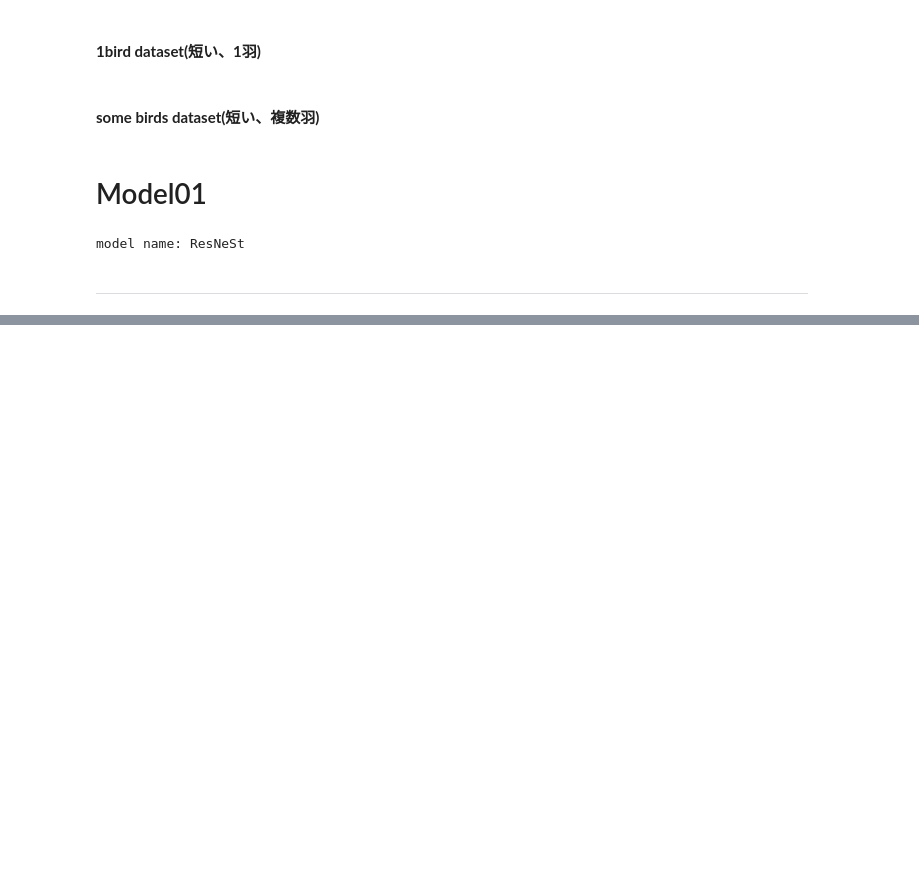
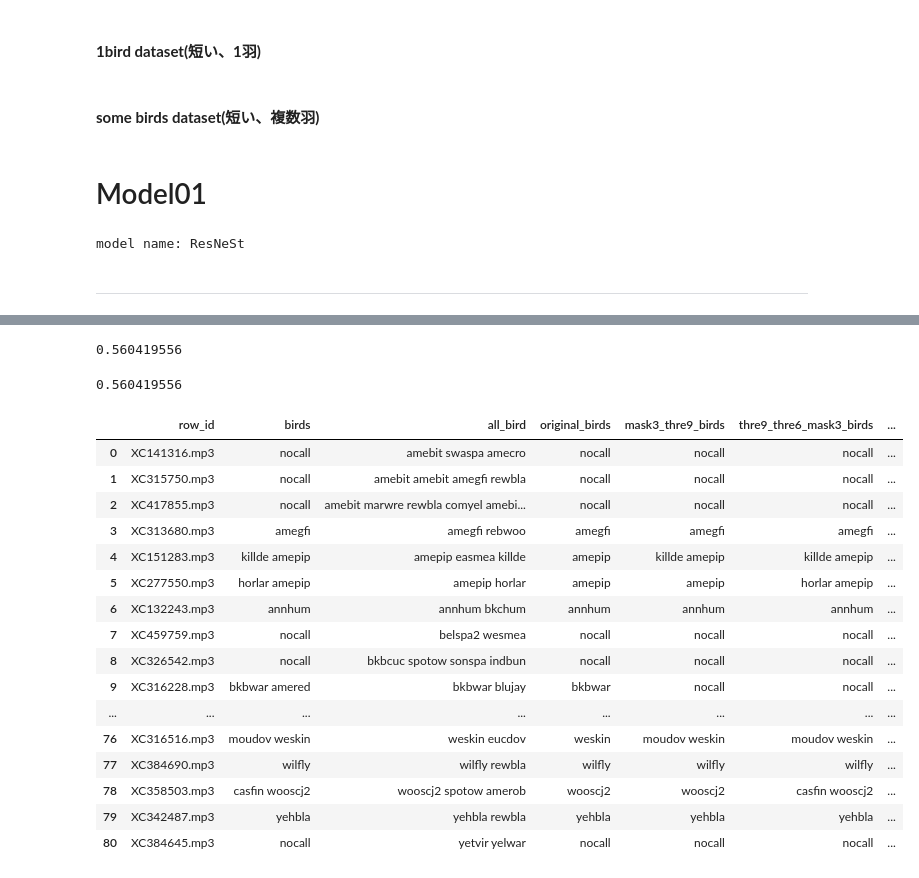
Before and after one commit to fkubota/kaggle-Cornell-Birdcall-Identification, a Jupyter notebook: nb/048_evaluate_stride_mask.ipynb, the cells around one changed output, grey strips where cells are left out. Saved outputs shown, nothing was run; the diff lists cells and outputs as text; code cells hidden in the pictures; blank space fills up the shorter version.

```diff
--- a/nb/048_evaluate_stride_mask.ipynb
+++ b/nb/048_evaluate_stride_mask.ipynb
@@ -1806,15 +2003,0 @@ len(df_valid_nocall), len(df_valid_site3[::20]), len(df_valid_1bird[::3]), len(d
-# %%
-def evaluate_model(model, mask_num=None):
-    if mask_num == None:
-        prediction_method = prediction_mod
-    else:
-        MASK_NUM = mask_num
-        prediction_method = prediction_stride_mask_mod
-    sub_nocall = prediction_method(test_df=df_valid_nocall,
-                        model=model,
-                        mel_params=melspectrogram_parameters,
-                        threshold=threshold)
-    sub_nocall = prediction_method(test_df=df_valid_nocall,
-                        model=model,
-                        mel_params=melspectrogram_parameters,
-                        threshold=threshold)
@@ -1822,0 +2032,8 @@ evaluate_model(model, mask_num=3)
+# %%
+df_result_original, sub_dict_original = evaluate_model(model, prediction_mod, threshold=0.6, mask_num=None)
+df_result_mask, sub_dict_mask = evaluate_model(model, prediction_joint_stride_mask, threshold=0.6, mask_num=3)
+df_result_mask3_thre9, sub_dict_mask3_thre9 = evaluate_model(model, prediction_stride_mask_mod, threshold=0.9, mask_num=3)
+df_result_mask3_thre9_thre6, sub_dict_mask3_thre9_thre6 = evaluate_model(model, prediction_stride_mask_thre9, threshold=0.6, mask_num=3)
+df_result_mask3_thre9_thre8, sub_dict_mask3_thre9_thre8 = evaluate_model(model, prediction_stride_mask_thre9, threshold=0.8, mask_num=3)
+df_result_mask3_thre85, sub_dict_mask3_thre85 = evaluate_model(model, prediction_stride_mask_mod, threshold=0.85, mask_num=3)
+df_result_mask, sub_dict_mask = evaluate_model(model, prediction_joint_stride_mask, threshold=0.6, mask_num=3)
@@ -1822,0 +2058,2 @@ evaluate_model(model, mask_num=3)
+# %%
+df_result_thre5_mask2, sub_dict_thre5_mask2 = evaluate_model(model, prediction_joint_stride_mask, threshold=0.5, mask_num=2)
@@ -1822,0 +2064,2 @@ evaluate_model(model, mask_num=3)
+# %%
+df_result_thre8_mask3, sub_dict_thre8_mask3 = evaluate_model(model, prediction_joint_stride_mask, threshold=0.8, mask_num=3)
@@ -1822,0 +2138,51 @@ evaluate_model(model, mask_num=3)
+# %%
+# mask3, thre0.9
+
+some_bird_ratio = 0.5
+nocall = 0.641
+_1bird = 0.5294
+some_bird = 0.399177
+
+score = 0.544*nocall + 0.456*some_bird_ratio*_1bird + 0.456*(1-some_bird_ratio)*some_bird
+score
+# %% [output]
+0.560419556
+# %%
+# mask3, thre0.9 + mask3, thre0.6
+
+some_bird_ratio = 0.5
+nocall = 0.641
+_1bird = 0.5294
+some_bird = 0.399177
+
+score = 0.544*nocall + 0.456*some_bird_ratio*_1bird + 0.456*(1-some_bird_ratio)*some_bird
+score
+# %% [output]
+0.560419556
+# %%
+sub_dict_mask['some_bird']['all_bird'] = df_valid_some_bird['all_bird'].values
+sub_dict_mask['some_bird']['original_birds'] = sub_dict_original['some_bird']['birds'].values
+sub_dict_mask['some_bird']['mask3_thre9_birds'] = sub_dict_mask3_thre9['some_bird']['birds'].values
+sub_dict_mask['some_bird']['thre9_thre6_mask3_birds'] = sub_dict_mask3_thre9_thre6['some_bird']['birds'].values
+sub_dict_mask['some_bird']['thre9_thre8_mask3_birds'] = sub_dict_mask3_thre9_thre8['some_bird']['birds'].values
+sub_dict_mask['some_bird']['ori_thre8_mask3'] = sub_dict_thre8_mask3['some_bird']['birds'].values
+sub_dict_mask['some_bird']['ori_thre5_mask2'] = sub_dict_thre5_mask2['some_bird']['birds'].values
+sub_dict_mask['some_bird']
+# %% [output]
+|  | row_id | birds | all_bird | original_birds | mask3_thre9_birds | thre9_thre6_mask3_birds | ... |
+| 0 | XC141316.mp3 | nocall | amebit swaspa amecro | nocall | nocall | nocall | ... |
+| 1 | XC315750.mp3 | nocall | amebit amebit amegfi rewbla | nocall | nocall | nocall | ... |
+| 2 | XC417855.mp3 | nocall | amebit marwre rewbla comyel amebi... | nocall | nocall | nocall | ... |
+| 3 | XC313680.mp3 | amegfi | amegfi rebwoo | amegfi | amegfi | amegfi | ... |
+| 4 | XC151283.mp3 | killde amepip | amepip easmea killde | amepip | killde amepip | killde amepip | ... |
+| 5 | XC277550.mp3 | horlar amepip | amepip horlar | amepip | amepip | horlar amepip | ... |
+| 6 | XC132243.mp3 | annhum | annhum bkchum | annhum | annhum | annhum | ... |
+| 7 | XC459759.mp3 | nocall | belspa2 wesmea | nocall | nocall | nocall | ... |
+| 8 | XC326542.mp3 | nocall | bkbcuc spotow sonspa indbun | nocall | nocall | nocall | ... |
+| 9 | XC316228.mp3 | bkbwar amered | bkbwar blujay | bkbwar | nocall | nocall | ... |
+| ... | ... | ... | ... | ... | ... | ... | ... |
+| 76 | XC316516.mp3 | moudov weskin | weskin eucdov | weskin | moudov weskin | moudov weskin | ... |
+| 77 | XC384690.mp3 | wilfly | wilfly rewbla | wilfly | wilfly | wilfly | ... |
+| 78 | XC358503.mp3 | casfin wooscj2 | wooscj2 spotow amerob | wooscj2 | wooscj2 | casfin wooscj2 | ... |
+| 79 | XC342487.mp3 | yehbla | yehbla rewbla | yehbla | yehbla | yehbla | ... |
+| 80 | XC384645.mp3 | nocall | yetvir yelwar | nocall | nocall | nocall | ... |
```
Also changed, not shown: parts of 22 cells of this notebook, 2 other files.
